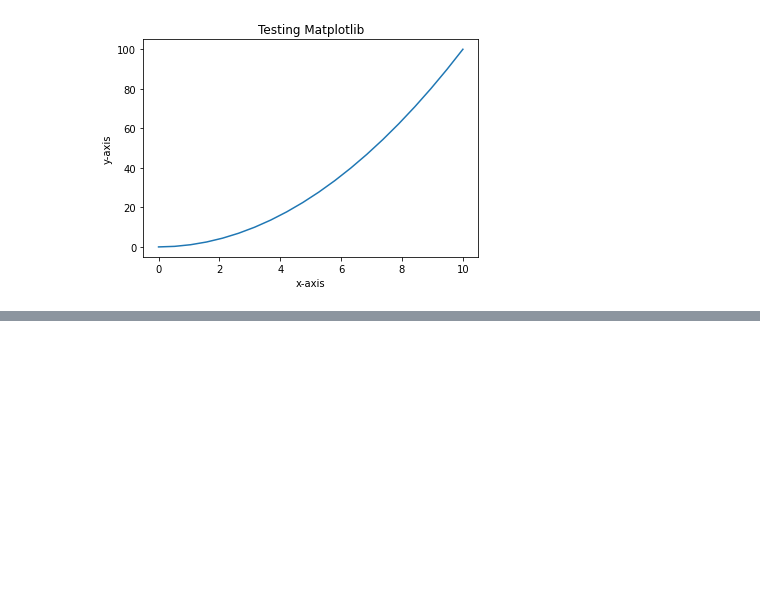
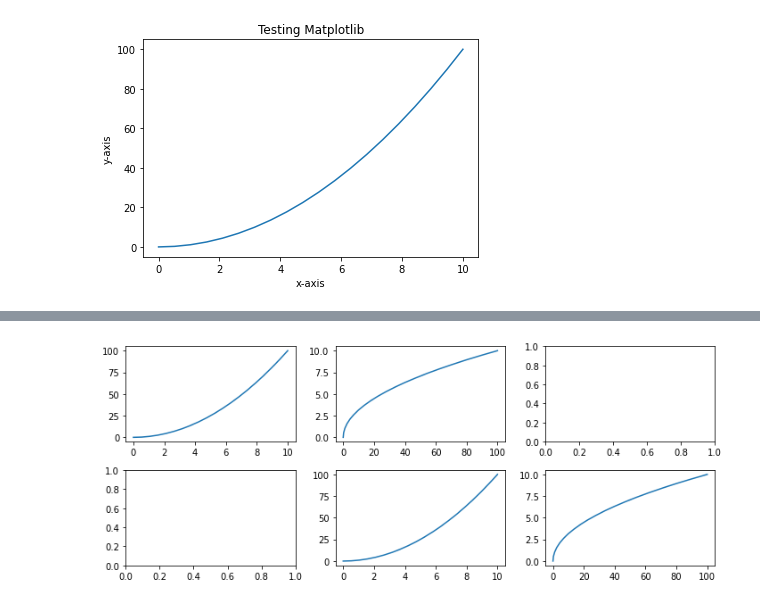
Before and after one commit to Candyy1st/Learn, a Jupyter notebook: numpypandas/matplotlib/Untitled.ipynb, the cells around one changed output, grey strips where cells are left out. Saved outputs shown, nothing was run; the diff lists cells and outputs as text; code cells hidden in the pictures; blank space fills up the shorter version.

```diff
--- a/numpypandas/matplotlib/Untitled.ipynb
+++ b/numpypandas/matplotlib/Untitled.ipynb
@@ -43,0 +66,10 @@ plt.scatter(x,y)
+# %%
+fig, axes = plt.subplots(2,3, figsize=(10,4)) #add figsize to change them
+
+axes[0,0].plot(x,y)
+axes[0,1].plot(y,x)
+axes[1,1].plot(x,y)
+axes[1,2].plot(y,x)
+plt.tight_layout()
+# %% [output]
+[figure, added]
```
Also changed, not shown: parts of 5 cells of this notebook, 3 other files.
